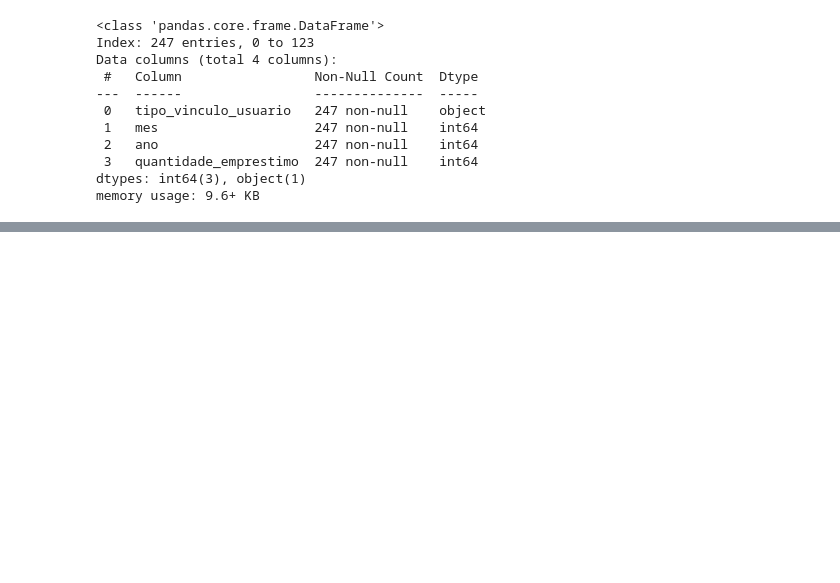
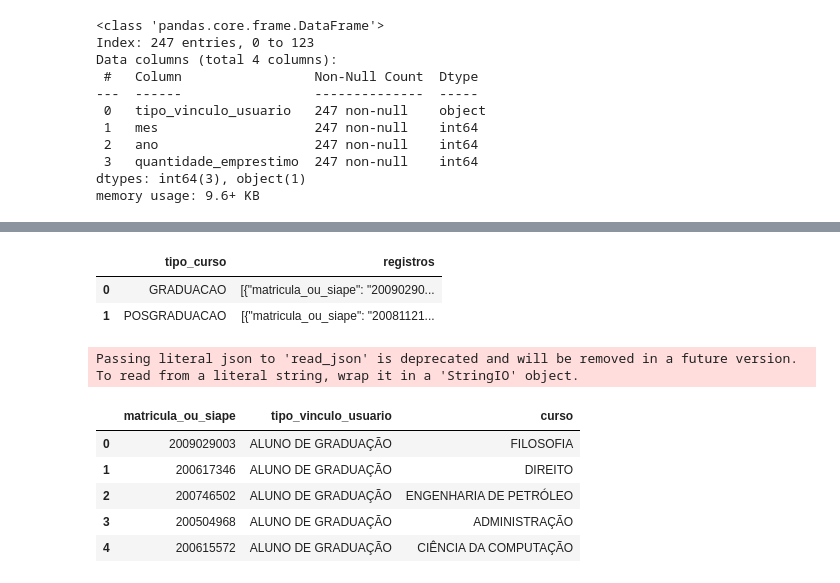
Before and after one commit to LuizHB23/7DaysOfCode-Pandas, a Jupyter notebook: main.ipynb, the cells around one changed output, grey strips where cells are left out. Saved outputs shown, nothing was run; the diff lists cells and outputs as text; code cells hidden in the pictures; blank space fills up the shorter version.

```diff
--- a/main.ipynb
+++ b/main.ipynb
@@ -1112,0 +1130,18 @@ FigureCanvasAgg is non-interactive, and thus cannot be shown
+# %%
+segunda_parte = pd.read_json('cadastro_alunos.json')
+segunda_parte.head()
+# %% [output]
+|  | tipo_curso | registros |
+| 0 | GRADUACAO | [{"matricula_ou_siape": "20090290... |
+| 1 | POSGRADUACAO | [{"matricula_ou_siape": "20081121... |
+# %%
+segunda_parte = pd.read_json(segunda_parte['registros'][0])
+segunda_parte.head()
+# %% [output]
+Passing literal json to 'read_json' is deprecated and will be removed in a future version. To read from a literal string, wrap it in a 'StringIO' object.
+|  | matricula_ou_siape | tipo_vinculo_usuario | curso |
+| 0 | 2009029003 | ALUNO DE GRADUAÇÃO | FILOSOFIA |
+| 1 | 200617346 | ALUNO DE GRADUAÇÃO | DIREITO |
+| 2 | 200746502 | ALUNO DE GRADUAÇÃO | ENGENHARIA DE PETRÓLEO |
+| 3 | 200504968 | ALUNO DE GRADUAÇÃO | ADMINISTRAÇÃO |
+| 4 | 200615572 | ALUNO DE GRADUAÇÃO | CIÊNCIA DA COMPUTAÇÃO |
```
Also changed, not shown: parts of 11 cells of this notebook, 2 other files.
